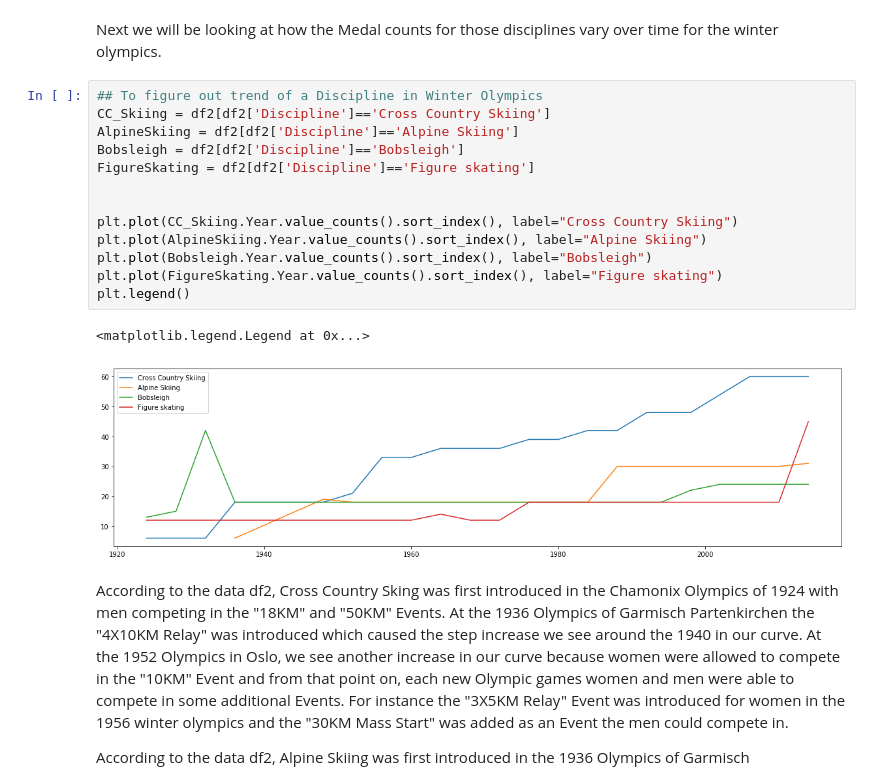
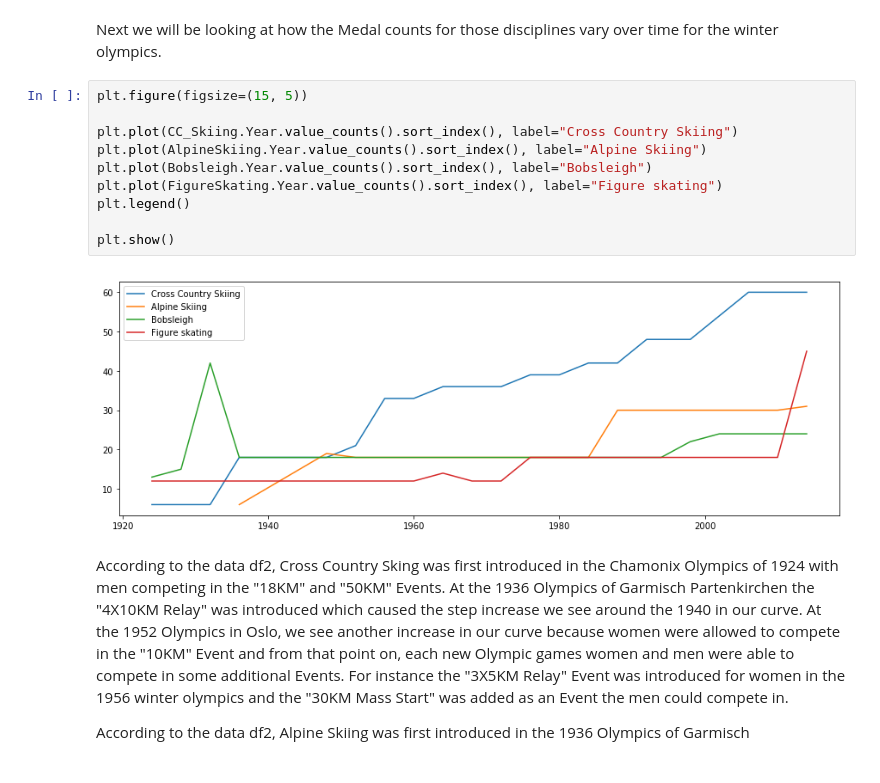
Before and after one commit to mguemon/Thinkful-, a Jupyter notebook: PrepCourseCapstone.ipynb, the cells around one changed output. Cells and saved outputs as stored; diff of their text form.

```diff
--- a/PrepCourseCapstone.ipynb
+++ b/PrepCourseCapstone.ipynb
@@ -278,21 +287,17 @@ And last but not least I chose Figure Skating because while it is one of the few
 # %% [markdown]
 Next we will be looking at how the Medal counts for those disciplines vary over time for the winter olympics.
 # %%
-## To figure out trend of a Discipline in Winter Olympics
-CC_Skiing = df2[df2['Discipline']=='Cross Country Skiing']
-AlpineSkiing = df2[df2['Discipline']=='Alpine Skiing']
-Bobsleigh = df2[df2['Discipline']=='Bobsleigh']
-FigureSkating = df2[df2['Discipline']=='Figure skating']
-
+plt.figure(figsize=(15, 5))
 
 plt.plot(CC_Skiing.Year.value_counts().sort_index(), label="Cross Country Skiing")
 plt.plot(AlpineSkiing.Year.value_counts().sort_index(), label="Alpine Skiing")
 plt.plot(Bobsleigh.Year.value_counts().sort_index(), label="Bobsleigh")
 plt.plot(FigureSkating.Year.value_counts().sort_index(), label="Figure skating")
 plt.legend()
+
+plt.show()
 # %% [output]
-<matplotlib.legend.Legend at 0x...>
-[figure, old version]
+[figure, new version]
 # %% [markdown]
 According to the data df2, Cross Country Sking was first introduced in the Chamonix Olympics of 1924 with men competing in the "18KM" and "50KM" Events. At the 1936 Olympics of Garmisch Partenkirchen the "4X10KM Relay" was introduced which caused the step increase we see around the 1940 in our curve. At the 1952 Olympics in Oslo, we see another increase in our curve because women were allowed to compete in the "10KM" Event and from that point on, each new Olympic games women and men were able to compete in some additional Events. For instance the "3X5KM Relay" Event was introduced for women in the 1956 winter olympics and the "30KM Mass Start" was added as an Event the men could compete in.
 
```
Also changed, not shown: parts of 27 cells of this notebook.
